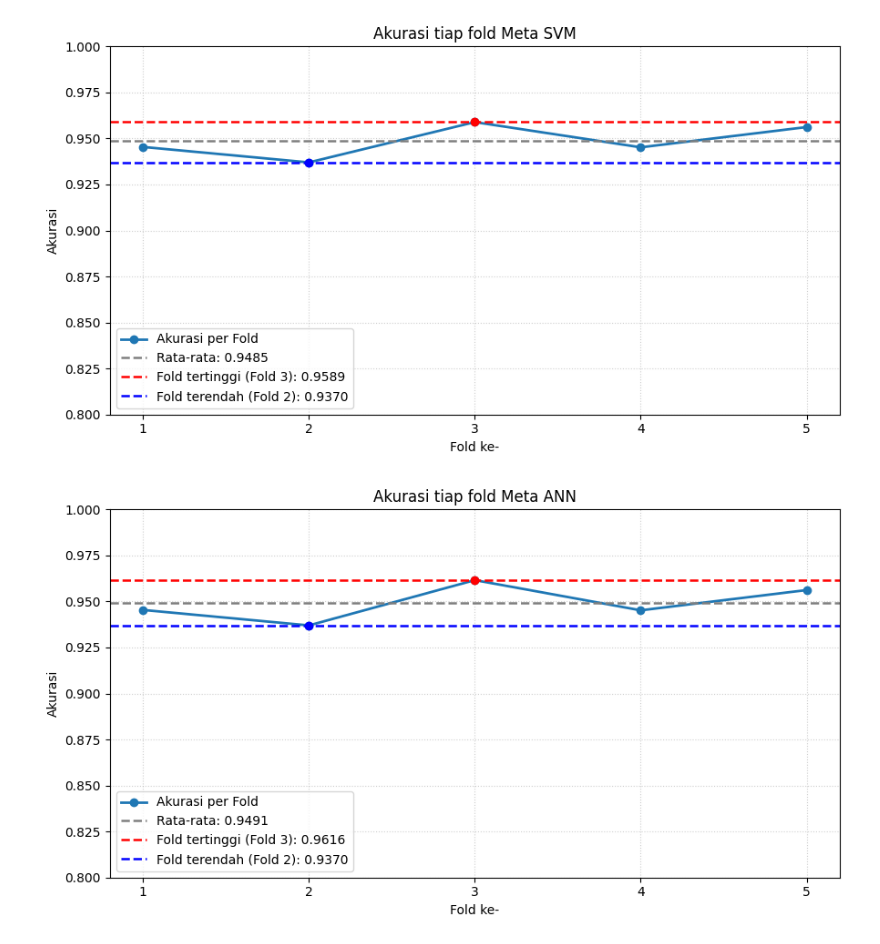
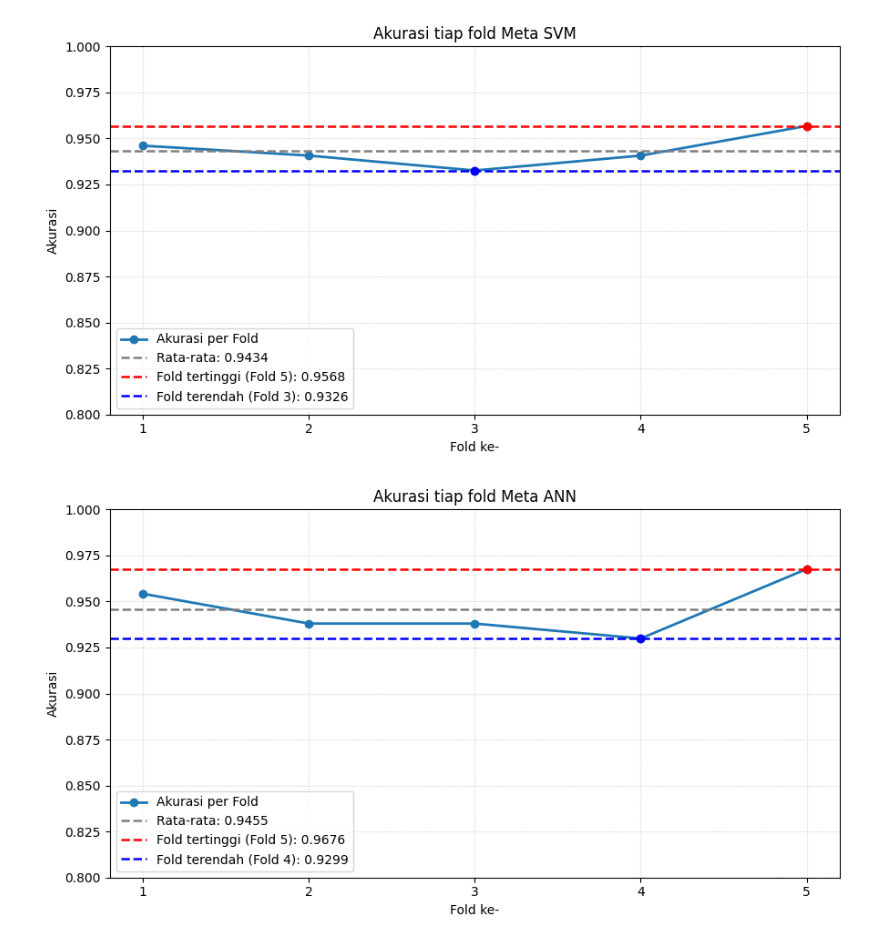
Before and after one commit to abdulrahemfaqih/SIDANG_SKRIPSI, a Jupyter notebook: code_notebooks/Grafik.ipynb, the cells around one changed output. Cells and saved outputs as stored; diff of their text form; code cells hidden in the pictures.

```diff
--- a/code_notebooks/Grafik.ipynb
+++ b/code_notebooks/Grafik.ipynb
@@ -92,8 +92,8 @@ plot_akurasi_per_fold([0.9426, 0.9397,0.9589, 0.9397, 0.9616], nama_model="Meta
 # %%
-plot_akurasi_per_fold([0.9454, 0.9370,0.9589, 0.9452, 0.9562], nama_model="Meta SVM", y_min=0.800, y_max=1.000)
+plot_akurasi_per_fold([0.9461, 0.9407,0.9326, 0.9407,0.9568], nama_model="Meta SVM", y_min=0.800, y_max=1.000)
 # %% [output]
-[figure, old version]
+[figure, new version]
 # %%
-plot_akurasi_per_fold([0.9454, 0.9370,0.9616, 0.9452, 0.9562], nama_model="Meta ANN", y_min=0.800, y_max=1.000)
+plot_akurasi_per_fold([0.9542, 0.9380,0.9380, 0.9299,  0.9676], nama_model="Meta ANN", y_min=0.800, y_max=1.000)
 # %% [output]
-[figure, old version]
+[figure, new version]
```
Also changed, not shown: parts of 6 cells of this notebook, 42 other files.
